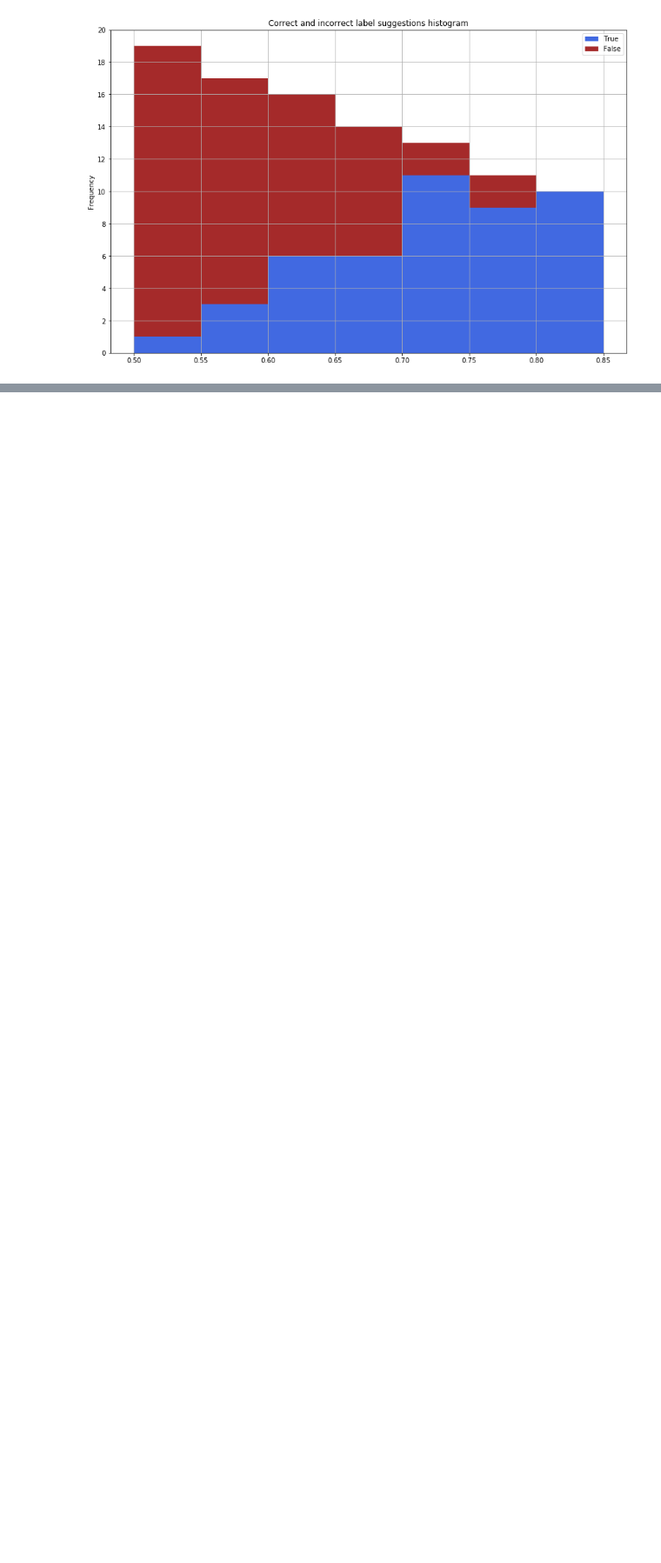
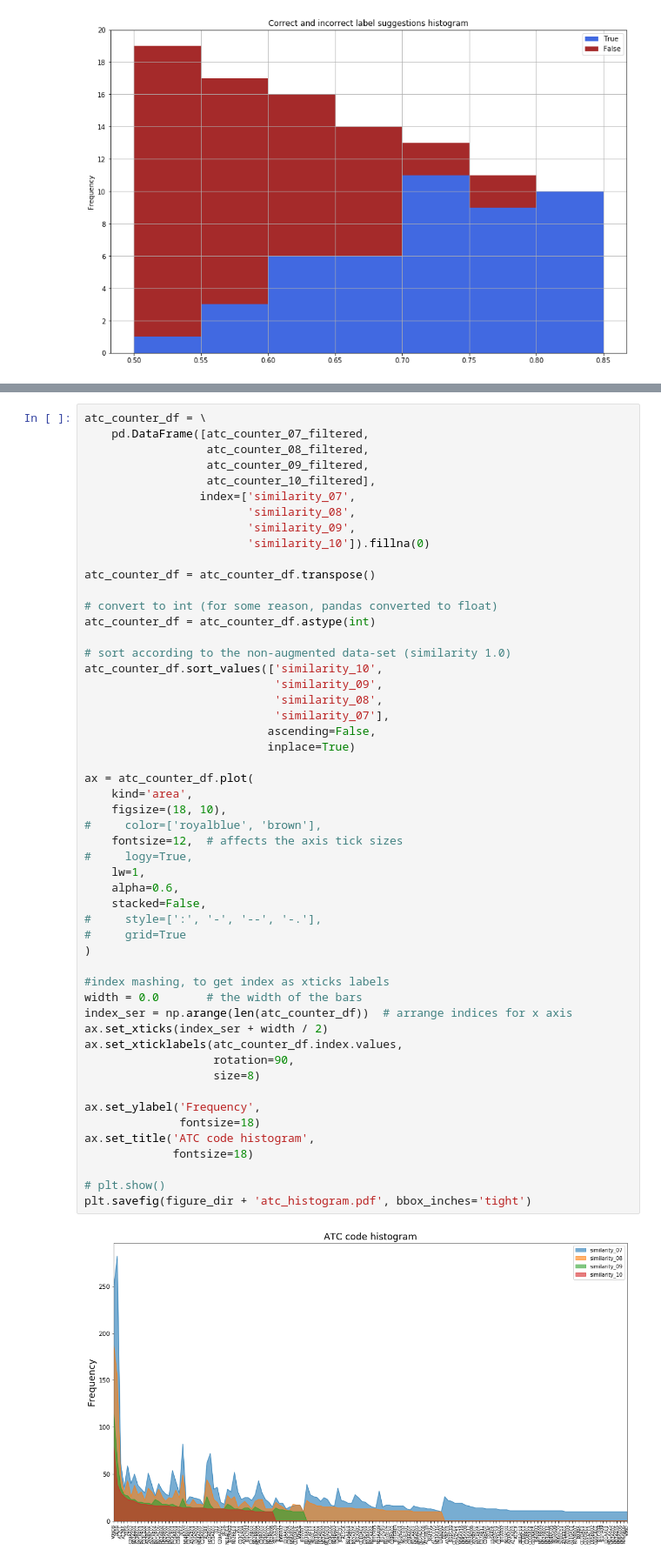
Before and after one commit to jraiskin/Automated_categorization_medication, a Jupyter notebook: plot_figures.ipynb, the cells around one changed output, grey strips where cells are left out. Shown at 87% size. Saved outputs shown, nothing was run; the diff lists cells and outputs as text; blank space fills up the shorter version.

```diff
--- a/plot_figures.ipynb
+++ b/plot_figures.ipynb
@@ -626,0 +800,54 @@ plt.savefig(figure_dir + 'suggestion_feedback_hist.pdf', bbox_inches='tight')
+# %%
+atc_counter_df = \
+    pd.DataFrame([atc_counter_07_filtered,
+                  atc_counter_08_filtered,
+                  atc_counter_09_filtered,
+                  atc_counter_10_filtered],
+                 index=['similarity_07',
+                        'similarity_08',
+                        'similarity_09',
+                        'similarity_10']).fillna(0)
+
+atc_counter_df = atc_counter_df.transpose()
+
+# convert to int (for some reason, pandas converted to float)
+atc_counter_df = atc_counter_df.astype(int)
+
+# sort according to the non-augmented data-set (similarity 1.0)
+atc_counter_df.sort_values(['similarity_10',
+                            'similarity_09',
+                            'similarity_08',
+                            'similarity_07'],
+                           ascending=False,
+                           inplace=True)
+
+ax = atc_counter_df.plot(
+    kind='area',
+    figsize=(18, 10),
+#     color=['royalblue', 'brown'],
+    fontsize=12,  # affects the axis tick sizes
+#     logy=True,
+    lw=1,
+    alpha=0.6,
+    stacked=False,
+#     style=[':', '-', '--', '-.'],
+#     grid=True
+)
+
+#index mashing, to get index as xticks labels
+width = 0.0       # the width of the bars
+index_ser = np.arange(len(atc_counter_df))  # arrange indices for x axis
+ax.set_xticks(index_ser + width / 2)
+ax.set_xticklabels(atc_counter_df.index.values,
+                   rotation=90,
+                   size=8)
+
+ax.set_ylabel('Frequency',
+              fontsize=18)
+ax.set_title('ATC code histogram',
+             fontsize=18)
+
+# plt.show()
+plt.savefig(figure_dir + 'atc_histogram.pdf', bbox_inches='tight')
+# %% [output]
+[figure, added]
```
Also changed, not shown: parts of 8 cells of this notebook, 1 other file.
